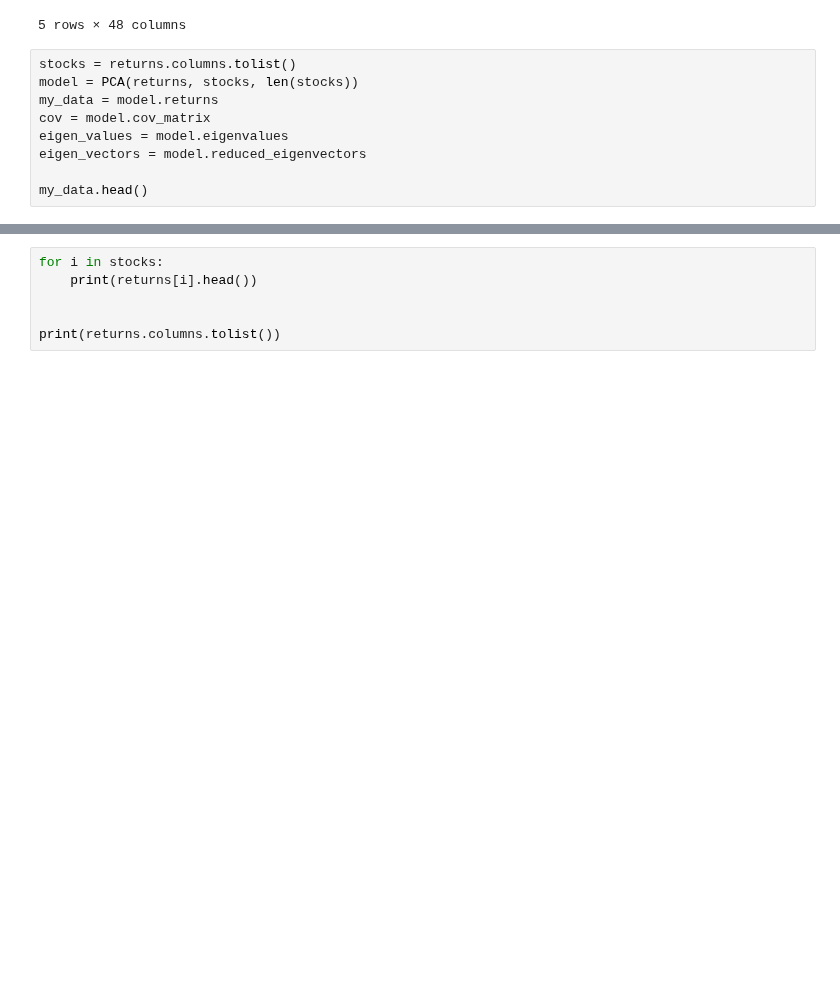
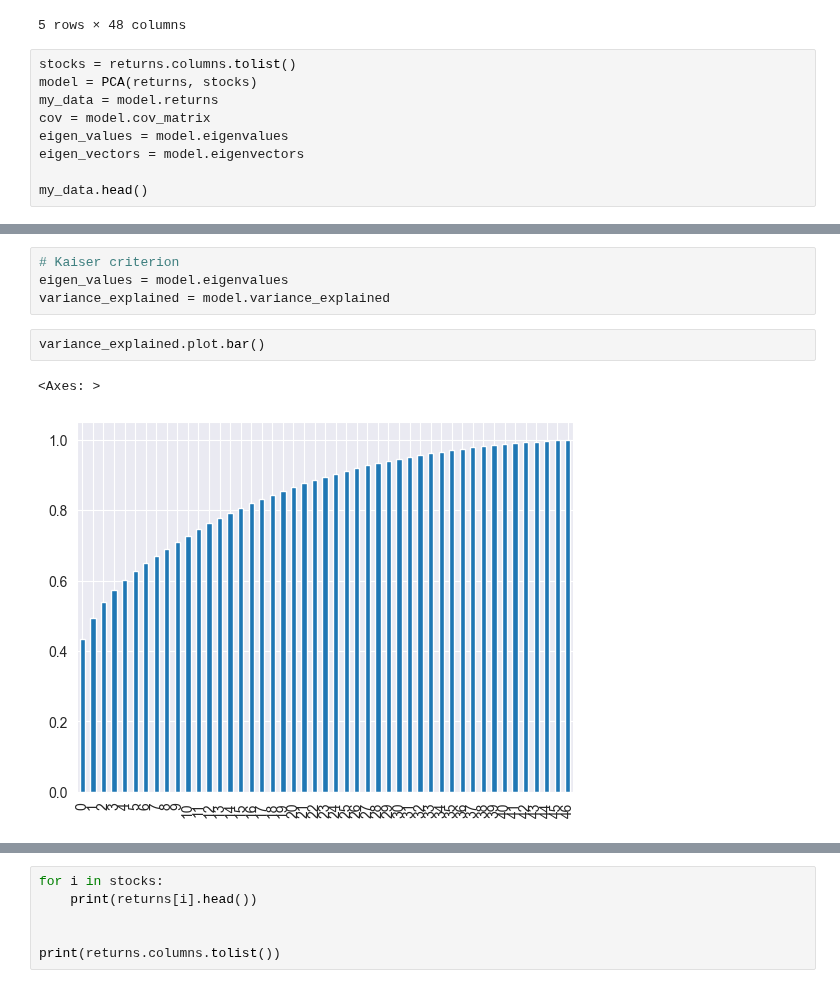
Before and after one commit to RomainCastellarnau/Financial-Econometrics-II, a Jupyter notebook: Code/core_portfolio.ipynb, the cells around one changed output, grey strips where cells are left out. Saved outputs shown, nothing was run; the diff lists cells and outputs as text; blank space fills up the shorter version.

```diff
--- a/Code/core_portfolio.ipynb
+++ b/Code/core_portfolio.ipynb
@@ -26,11 +26,11 @@ returns.head()
 5 rows × 48 columns
 # %%
 stocks = returns.columns.tolist()
-model = PCA(returns, stocks, len(stocks))
+model = PCA(returns, stocks)
 my_data = model.returns
 cov = model.cov_matrix
 eigen_values = model.eigenvalues
-eigen_vectors = model.reduced_eigenvectors
+eigen_vectors = model.eigenvectors
 
 my_data.head()
 # %% [output]
@@ -37,0 +68,9 @@ ValueError: Shape of passed values is (47, 47), indices imply (48, 47)
+# %%
+# Kaiser criterion
+eigen_values = model.eigenvalues
+variance_explained = model.variance_explained
+# %%
+variance_explained.plot.bar()
+# %% [output]
+<Axes: >
+[figure, added]
```
Also changed, not shown: parts of 5 cells of this notebook, 1 other file.
